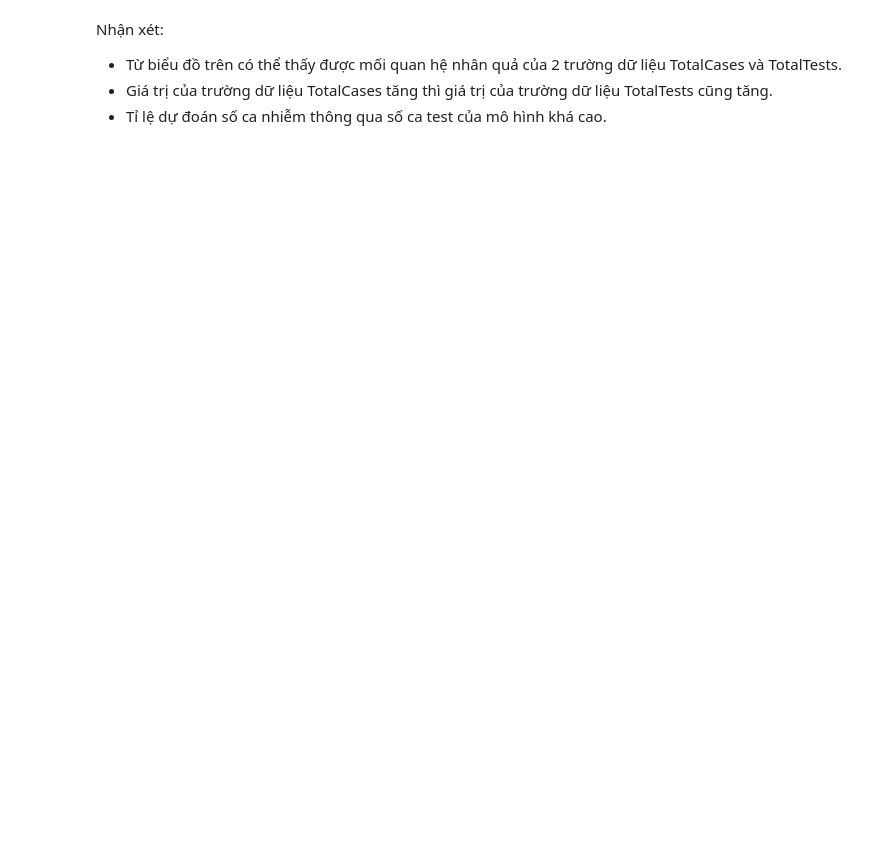
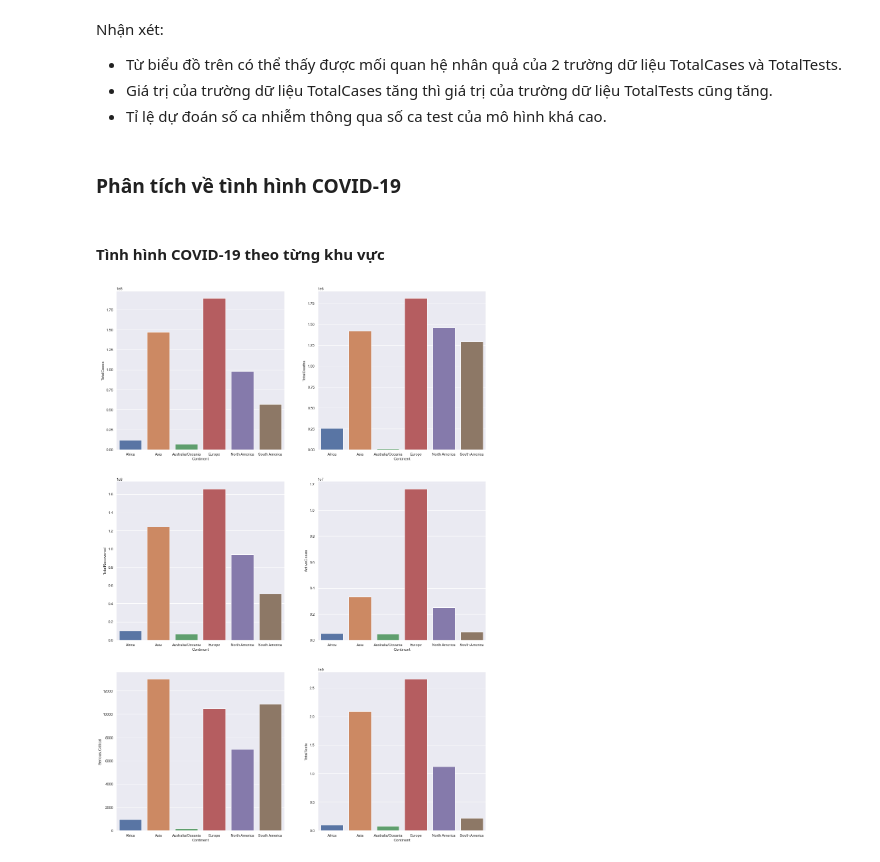
Before and after one commit to Nanashi0it/Lab01_DataRelationship, a Jupyter notebook: Analysis_Visualization.ipynb, the cells around one changed output. Saved outputs shown, nothing was run; the diff lists cells and outputs as text; code cells hidden in the pictures; blank space fills up the shorter version.

Commit message:
Update more analysis and visualization

```diff
--- a/Analysis_Visualization.ipynb
+++ b/Analysis_Visualization.ipynb
@@ -224,3 +277,21 @@ Nhận xét:
 - Từ biểu đồ trên có thể thấy được mối quan hệ nhân quả của 2 trường dữ liệu TotalCases và TotalTests.
 - Giá trị của trường dữ liệu TotalCases tăng thì giá trị của trường dữ liệu TotalTests cũng tăng.
 - Tỉ lệ dự đoán số ca nhiễm thông qua số ca test của mô hình khá cao.
+# %% [markdown]
+### Phân tích về tình hình COVID-19
+# %% [markdown]
+#### Tình hình COVID-19 theo từng khu vực
+# %%
+area_analysis_df = covid19_statistics_df[['Continent', 'TotalCases', 'TotalDeaths', 'TotalRecovered', 'ActiveCases', 'Serious,Critical', 'TotalTests']]
+area_analysis_groupby_df = area_analysis_df.groupby(['Continent']).agg(["sum"])
+labels = area_analysis_groupby_df.index
+nrows = 3
+ncols = 2
+
+sns.set_theme(style= 'darkgrid')
+fig, axes = plt.subplots(nrows, ncols, figsize= (20, 30))
+for i, col in enumerate(analysis_df):
+    sns.barplot(x= labels, y= area_analysis_groupby_df[col]["sum"], ax= axes[i // ncols, i % ncols]).set_ylabel(col)
+plt.show()
+# %% [output]
+[figure, added]
```
Also changed, not shown: parts of 18 cells of this notebook.
